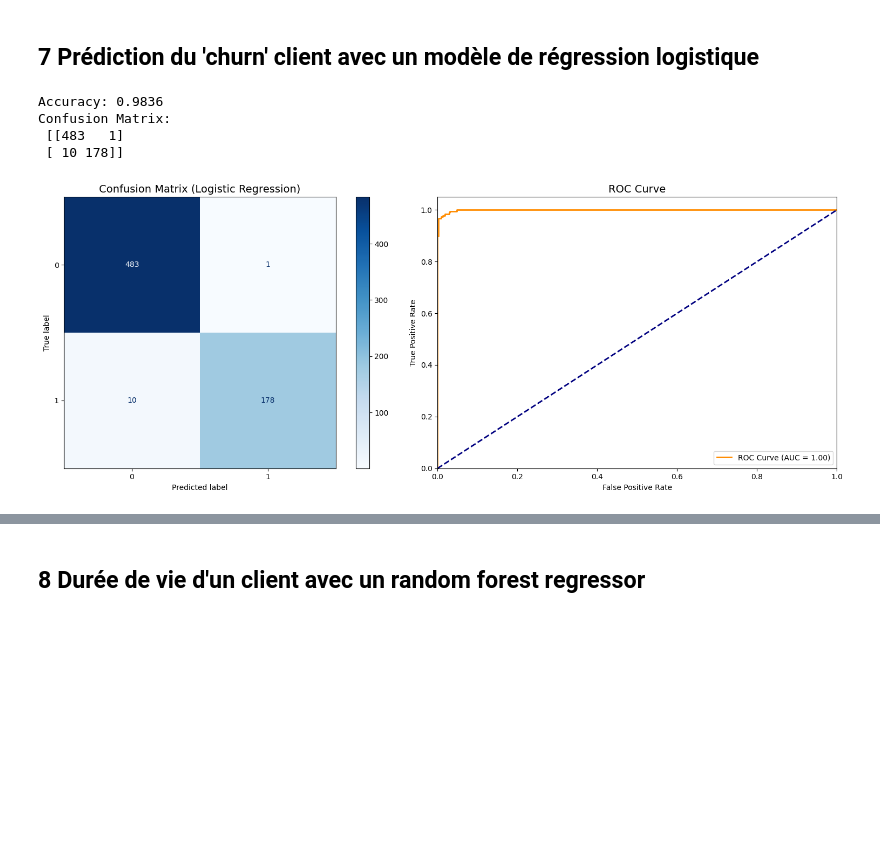
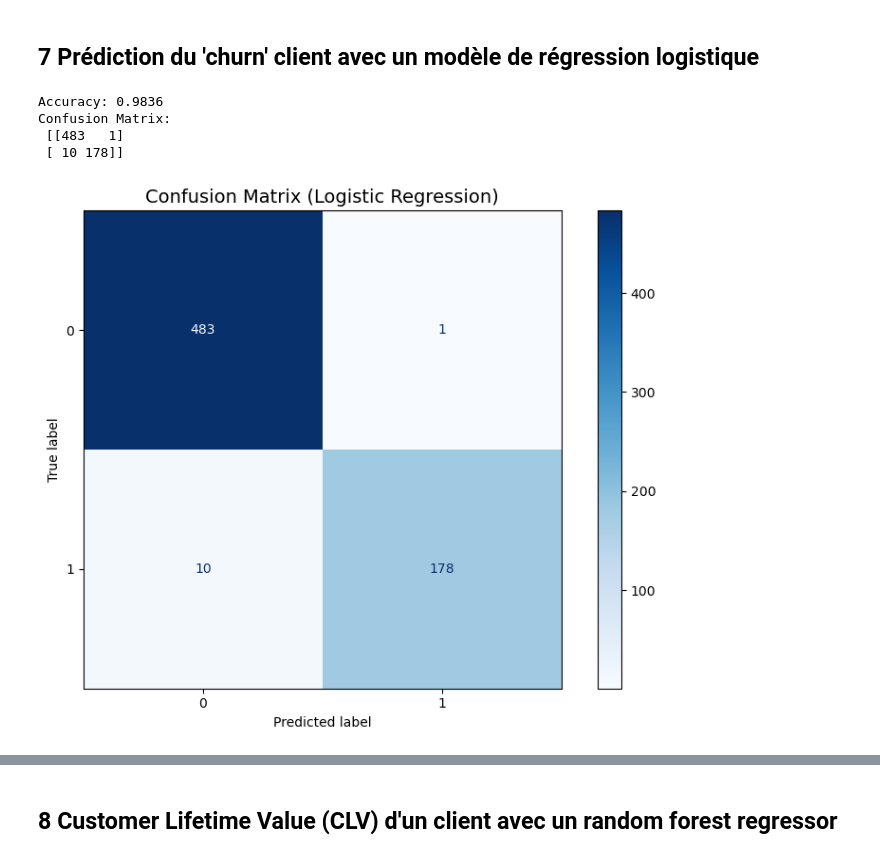
Before and after one commit to Jmuhleman/BUI_2024, a Jupyter notebook: projet/exploration.ipynb, the cells around one changed output, grey strips where cells are left out. Saved outputs shown, nothing was run; the diff lists cells and outputs as text; code cells hidden in the pictures; blank space fills up the shorter version.

```diff
--- a/projet/exploration.ipynb
+++ b/projet/exploration.ipynb
@@ -420,6 +346,7 @@ weighted avg       0.85      0.87      0.85       672
 # %%
 import seaborn as sns
-kmeans = KMeans(n_clusters=3, random_state=42)
+
+kmeans = KMeans(n_clusters=3, init='k-means++', random_state=42)
 final_df['Cluster'] = kmeans.fit_predict(X_scaled)
 
 # Summarize product spending by cluster
@@ -443,8 +371,8 @@ import pandas as pd
 from sklearn.linear_model import LogisticRegression
 from sklearn.metrics import confusion_matrix, accuracy_score, ConfusionMatrixDisplay, roc_curve, auc
 from sklearn.model_selection import train_test_split
+from sklearn.metrics import precision_recall_curve
 import matplotlib.pyplot as plt
-
 
 final_df['Churn'] = (final_df['Recency'] > final_df['Recency'].quantile(0.75)).astype(int)
 y = final_df['Churn']
@@ -453,45 +381,62 @@ X = pd.get_dummies(X, drop_first=True)
 
 # Split data
 X_train, X_test, y_train, y_test = train_test_split(X, y, test_size=0.3, random_state=42)
 
 # Train Logistic Regression
 log_reg = LogisticRegression(max_iter=1000, random_state=42)
 log_reg.fit(X_train, y_train)
 
 # Evaluate model
 y_pred = log_reg.predict(X_test)
 y_prob = log_reg.predict_proba(X_test)[:, 1]  # Predicted probabilities for class 1
 print(f'Accuracy: {accuracy_score(y_test, y_pred):.4f}')
 print('Confusion Matrix:\n', confusion_matrix(y_test, y_pred))
 
 # Confusion Matrix Heatmap
 cm = confusion_matrix(y_test, y_pred)
 disp = ConfusionMatrixDisplay(confusion_matrix=cm, display_labels=log_reg.classes_)
 
-fig, ax = plt.subplots(1, 2, figsize=(16, 6))
-
-# Plot confusion matrix
-disp.plot(cmap="Blues", ax=ax[0])
-ax[0].set_title("Confusion Matrix (Logistic Regression)", fontsize=14)
-
 # ROC Curve
 fpr, tpr, thresholds = roc_curve(y_test, y_prob)
 roc_auc = auc(fpr, tpr)
 
-ax[1].plot(fpr, tpr, color='darkorange', lw=2, label=f'ROC Curve (AUC = {roc_auc:.2f})')
-ax[1].plot([0, 1], [0, 1], color='navy', lw=2, linestyle='--')
-ax[1].set_xlim([0.0, 1.0])
-ax[1].set_ylim([0.0, 1.05])
-ax[1].set_title('ROC Curve', fontsize=14)
-ax[1].set_xlabel('False Positive Rate')
-ax[1].set_ylabel('True Positive Rate')
-ax[1].legend(loc="lower right")
+# Calculate precision and recall
+precision, recall, _ = precision_recall_curve(y_test, y_prob)
 
+# Confusion Matrix
+fig, ax = plt.subplots(figsize=(8, 6))
+disp.plot(cmap="Blues", ax=ax)
+ax.set_title("Confusion Matrix (Logistic Regression)", fontsize=14)
 plt.tight_layout()
 plt.show()
+
+# ROC Curve
+fig, ax = plt.subplots(figsize=(8, 6))
+ax.plot(fpr, tpr, color='darkorange', lw=2, label=f'ROC Curve (AUC = {roc_auc:.2f})')
+ax.plot([0, 1], [0, 1], color='navy', lw=2, linestyle='--')
+ax.set_xlim([0.0, 1.0])
+ax.set_ylim([0.0, 1.05])
+ax.set_title('ROC Curve', fontsize=14)
+ax.set_xlabel('False Positive Rate')
+ax.set_ylabel('True Positive Rate')
+ax.legend(loc="lower right")
+plt.tight_layout()
+plt.show()
+
+# Precision-Recall Curve
+fig, ax = plt.subplots(figsize=(8, 6))
+ax.plot(recall, precision, color='green', lw=2, label='Precision-Recall Curve')
+ax.set_xlim([0.0, 1.0])
+ax.set_ylim([0.0, 1.05])
+ax.set_title('Precision-Recall Curve', fontsize=14)
+ax.set_xlabel('Recall')
+ax.set_ylabel('Precision')
+ax.legend(loc="lower left")
+plt.tight_layout()
+plt.show()
 # %% [output]
 Accuracy: 0.9836
 Confusion Matrix:
  [[483   1]
  [ 10 178]]
-[figure, old version]
+[figure, new version]
@@ -498,5 +445,5 @@ Confusion Matrix:
 # %% [markdown]
-## 8 Durée de vie d'un client avec un random forest regressor
+## 8 Customer Lifetime Value (CLV) d'un client avec un random forest regressor
 # %%
 # Feature engineering for CLV
 #CLV = (TotalSpending / NumPurchases) * NumPurchases
```
Also changed, not shown: parts of 20 cells of this notebook.
